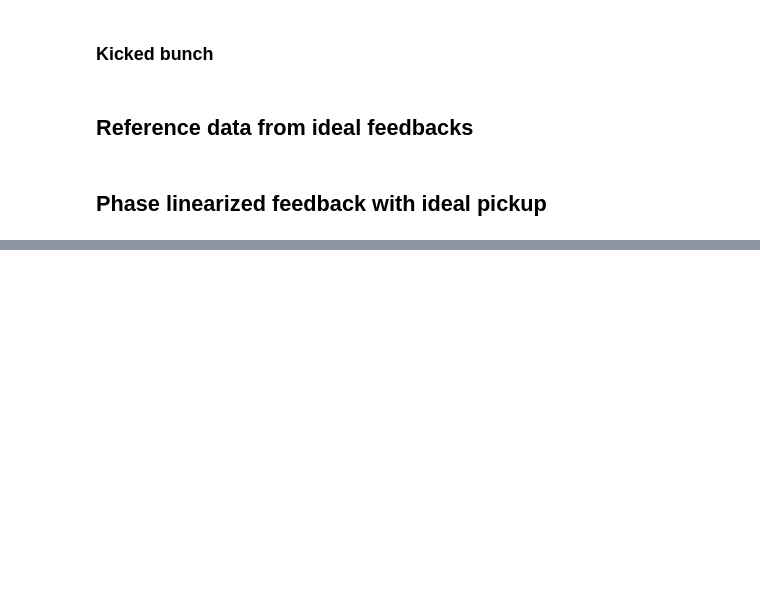
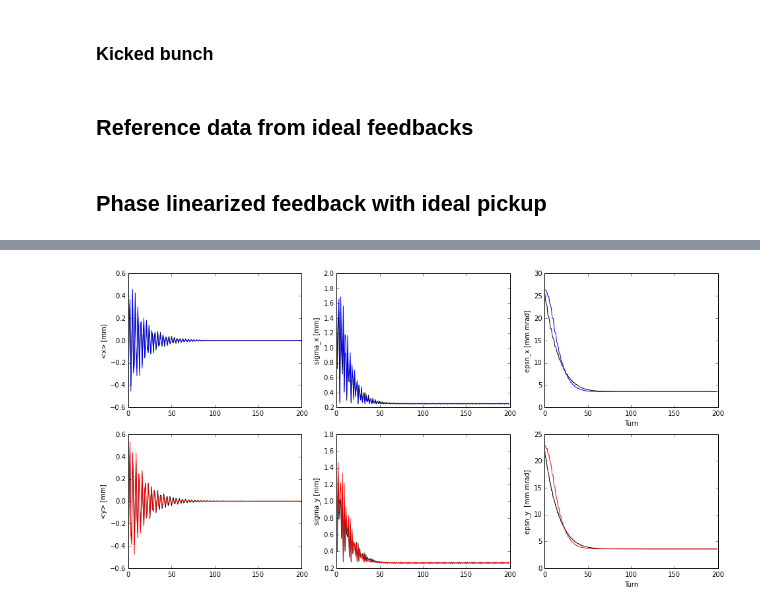
Before and after one commit to jkomppula/PyHEADTAIL_feedback, a Jupyter notebook: interactive-tests/multibox_feedback.ipynb, the cells around one changed output, grey strips where cells are left out. Drawn from its saved outputs; the diff is of its cells as text; code cells hidden in the pictures; blank space fills up the shorter version.

```diff
--- a/interactive-tests/multibox_feedback.ipynb
+++ b/interactive-tests/multibox_feedback.ipynb
@@ -159,14 +161,16 @@ def plot_projections( bunch_ref, bunch_feedback):
 # %% [markdown]
 ### Basic parameters
 # %%
-n_turns = 150
-n_segments = 5
+n_turns = 200
+n_segments = 4
 n_macroparticles = 1000
 
 feedback_gain = 0.1
 
-Q_x = 64.28
-Q_y = 59.31
+#Q_x = 64.28
+#Q_y = 59.31
+Q_x = 59.31
+Q_y = 64.28
 Q_s = 0.000000000001
 #Q_s = 0.0020443
 
@@ -281,0 +246,73 @@ plot_projections(bunch_ideal_slice_FB,bunch_fast_FB)
+# %%
+bunch_slow_FB = copy.deepcopy(bunch_ref)
+dump_slow_FB = BunchDump(bunch_slow_FB)
+f_cutoff = 1e10
+
+#Phase angles
+p1_x = 0.
+p1_y = 0.
+p2_x = (1./4.)*Q_x*2.*pi
+p2_y = (1./4.)*Q_y*2.*pi
+p3_x = (2./4.)*Q_x*2.*pi
+p3_y = (2./4.)*Q_y*2.*pi
+p4_x = (3./4.)*Q_x*2.*pi
+p4_y = (3./4.)*Q_y*2.*pi
+
+#Phase shift per turn
+delta_Phi_x = Q_x*2.*pi
+delta_Phi_y = Q_y*2.*pi
+
+#Register settings
+register_length = 10
+register_avg = 10
+
+#processors_p1_x = [PhaseLinearizedLowpass(f_cutoff),Register(register_length,delta_Phi_x, register_avg,p1_x)]
+#processors_p1_y = [PhaseLinearizedLowpass(f_cutoff),Register(register_length,delta_Phi_y, register_avg,p1_y)]
+#processors_p2_x = [PhaseLinearizedLowpass(f_cutoff),Register(register_length,delta_Phi_x, register_avg,p2_x)]
+#processors_p2_y = [PhaseLinearizedLowpass(f_cutoff),Register(register_length,delta_Phi_y, register_avg,p2_y)]
+#processors_p3_x = [PhaseLinearizedLowpass(f_cutoff),Register(register_length,delta_Phi_x, register_avg,p3_x)]
+#processors_p3_y = [PhaseLinearizedLowpass(f_cutoff),Register(register_length,delta_Phi_y, register_avg,p3_y)]
+#processors_p4_x = [PhaseLinearizedLowpass(f_cutoff),Register(register_length,delta_Phi_x, register_avg,p4_x)]
+#processors_p4_y = [PhaseLinearizedLowpass(f_cutoff),Register(register_length,delta_Phi_y, register_avg,p4_y)]
+
+processors_p1_x = [Register(register_length,delta_Phi_x, register_avg,p1_x)]
+processors_p1_y = [Register(register_length,delta_Phi_y, register_avg,p1_y)]
+processors_p2_x = [Register(register_length,delta_Phi_x, register_avg,p2_x)]
+processors_p2_y = [Register(register_length,delta_Phi_y, register_avg,p2_y)]
+processors_p3_x = [Register(register_length,delta_Phi_x, register_avg,p3_x)]
+processors_p3_y = [Register(register_length,delta_Phi_y, register_avg,p3_y)]
+processors_p4_x = [Register(register_length,delta_Phi_x, register_avg,p4_x)]
+processors_p4_y = [Register(register_length,delta_Phi_y, register_avg,p4_y)]
+
+pickup_1 = PickUp(slicer,processors_p1_x,processors_p1_y)
+pickup_2 = PickUp(slicer,processors_p2_x,processors_p2_y)
+pickup_3 = PickUp(slicer,processors_p3_x,processors_p3_y)
+pickup_4 = PickUp(slicer,processors_p4_x,processors_p4_y)
+
+processors_k1_x = [IdealSlice()]
+processors_k1_y = [IdealSlice()]
+processors_k2_x = [IdealSlice()]
+processors_k2_y = [IdealSlice()]
+
+mixer_k1_x = Averager('x',p2_x)
+mixer_k1_y = Averager('y',p2_y)
+mixer_k2_x = Averager('x',p4_x)
+mixer_k2_y = Averager('y',p4_y)
+
+pickup_list = [pickup_1,pickup_2,pickup_3,pickup_4]
+
+kicker_1 = Kicker(feedback_gain,slicer,pickup_list,processors_k1_x,processors_k1_y,mixer_k1_x,mixer_k1_y)
+kicker_2 = Kicker(feedback_gain,slicer,pickup_list,processors_k2_x,processors_k2_y,mixer_k2_x,mixer_k2_y)
+
+#total_map_FB = [pickup_1] + [trans_map[0]] + [pickup_2] + [kicker_1] + [trans_map[1]] + \
+#               [pickup_3] + [trans_map[2]] + [pickup_4] + [kicker_2] + [trans_map[3]] + [long_map]
+
+total_map_FB = [pickup_1] + [trans_map[0]] + [pickup_2] + [trans_map[1]] + \
+               [pickup_3] + [trans_map[2]] + [pickup_4] + [kicker_2] + [trans_map[3]] + [long_map]
+
+track(n_turns, bunch_slow_FB,total_map_FB,dump_slow_FB)
+
+compare_bunch_dumps(dump_ideal_slice_FB,dump_slow_FB)
+plot_projections(bunch_ideal_slice_FB,bunch_slow_FB)
+# %% [output]
+[figure, added]
```
Also changed, not shown: parts of 6 cells of this notebook, 5 other files.
